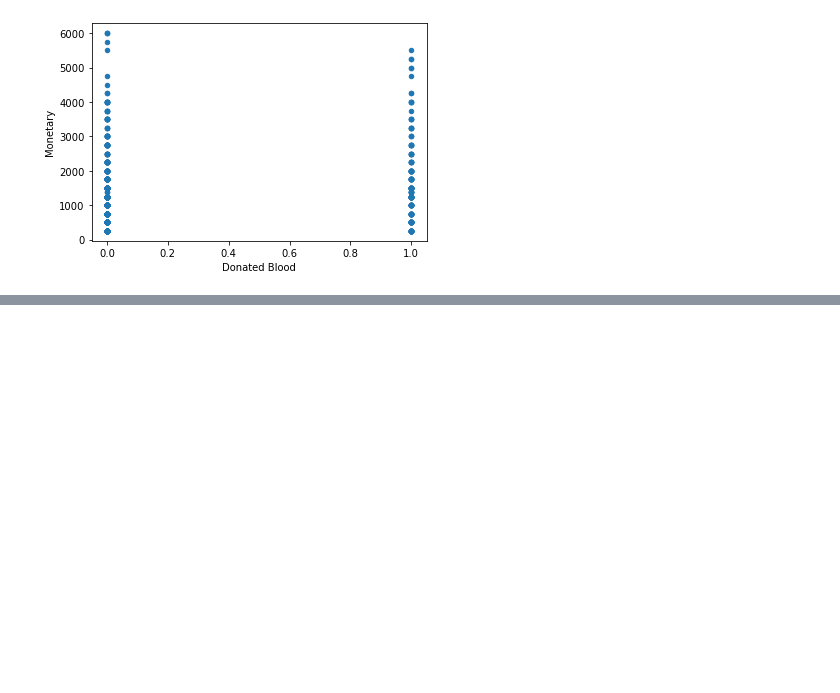
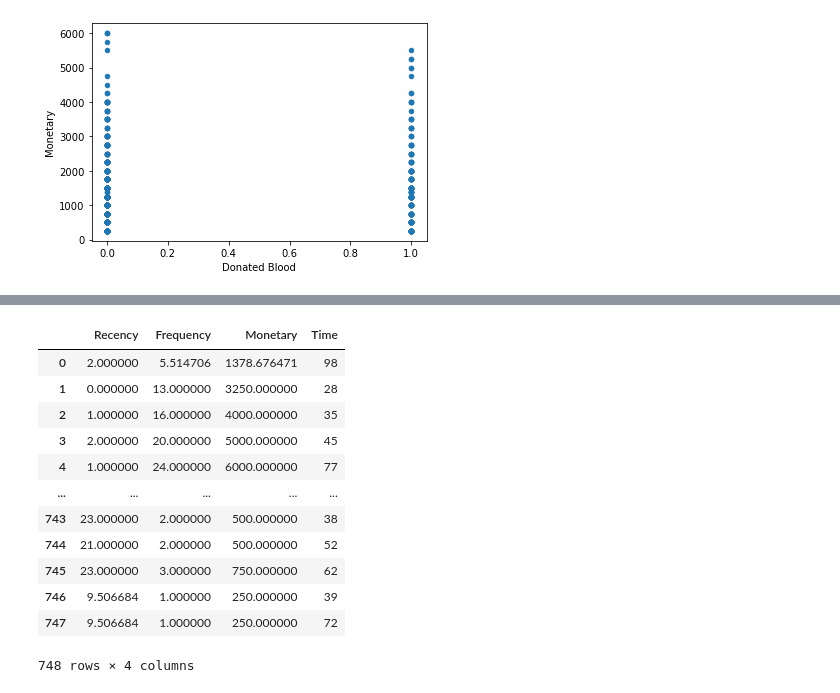
Before and after one commit to PurushottamPadhya/Datascience_Assignment_Blood_Transfusion, a Jupyter notebook: assignment2_s3804289_s3847501.ipynb, the cells around one changed output, grey strips where cells are left out. Drawn from its saved outputs; the diff is of its cells as text; code cells hidden in the pictures; blank space fills up the shorter version.

```diff
--- a/assignment2_s3804289_s3847501.ipynb
+++ b/assignment2_s3804289_s3847501.ipynb
@@ -353,0 +544,22 @@ plt.show()
+# %%
+new_Ind = []
+cur_MaxScore = 0.0
+col_num = 4
+col_Ind_Random = shuffle(range(0,col_num), random_state=0)
+transf_data = fake_transfusion.drop(columns = ['Donated Blood'],axis=1)
+y = fake_transfusion['Donated Blood']
+trans
+# %% [output]
+|  | Recency | Frequency | Monetary | Time |
+| 0 | 2.000000 | 5.514706 | 1378.676471 | 98 |
+| 1 | 0.000000 | 13.000000 | 3250.000000 | 28 |
+| 2 | 1.000000 | 16.000000 | 4000.000000 | 35 |
+| 3 | 2.000000 | 20.000000 | 5000.000000 | 45 |
+| 4 | 1.000000 | 24.000000 | 6000.000000 | 77 |
+| ... | ... | ... | ... | ... |
+| 743 | 23.000000 | 2.000000 | 500.000000 | 38 |
+| 744 | 21.000000 | 2.000000 | 500.000000 | 52 |
+| 745 | 23.000000 | 3.000000 | 750.000000 | 62 |
+| 746 | 9.506684 | 1.000000 | 250.000000 | 39 |
+| 747 | 9.506684 | 1.000000 | 250.000000 | 72 |
+748 rows × 4 columns
```
Also changed, not shown: parts of 53 cells of this notebook.
